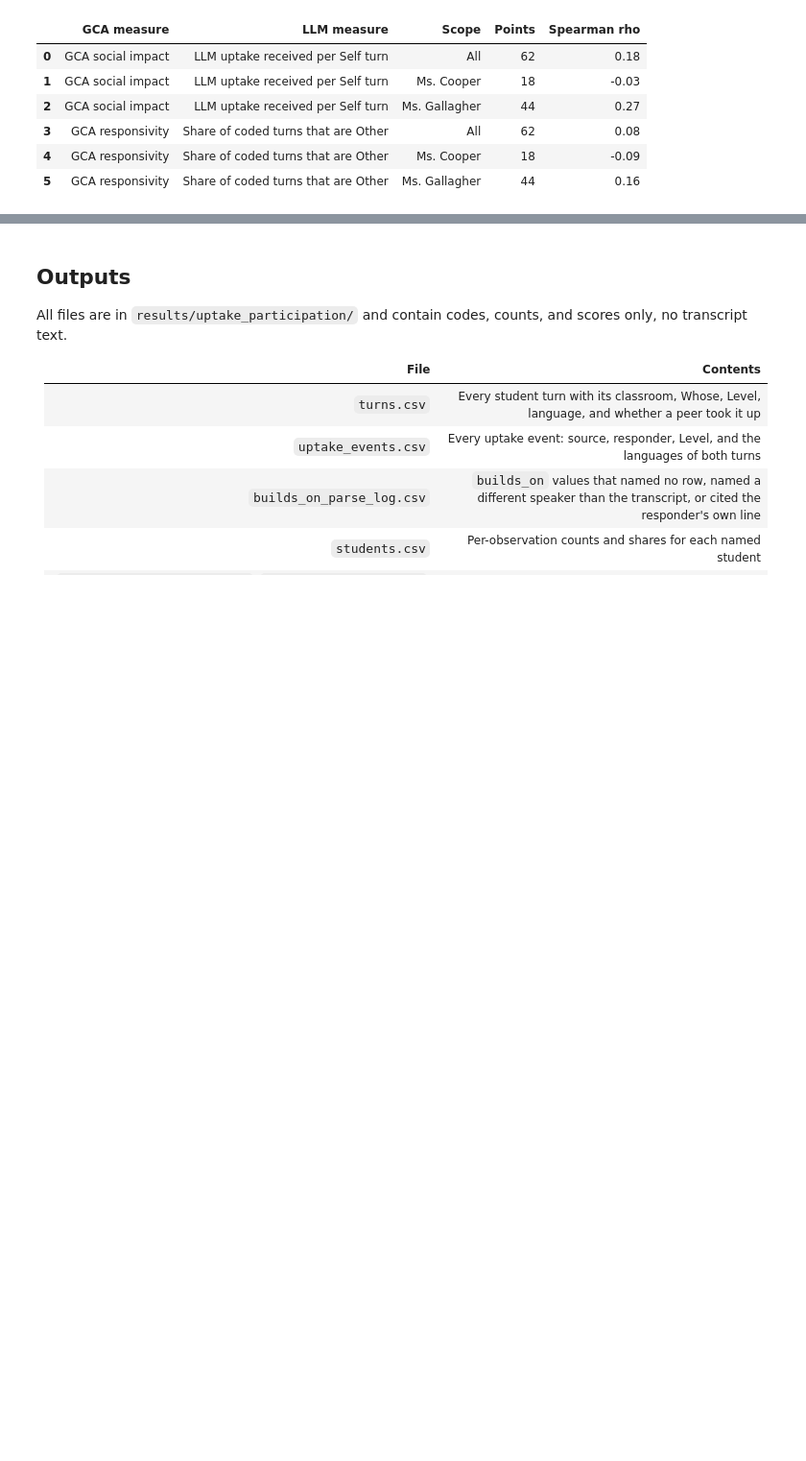
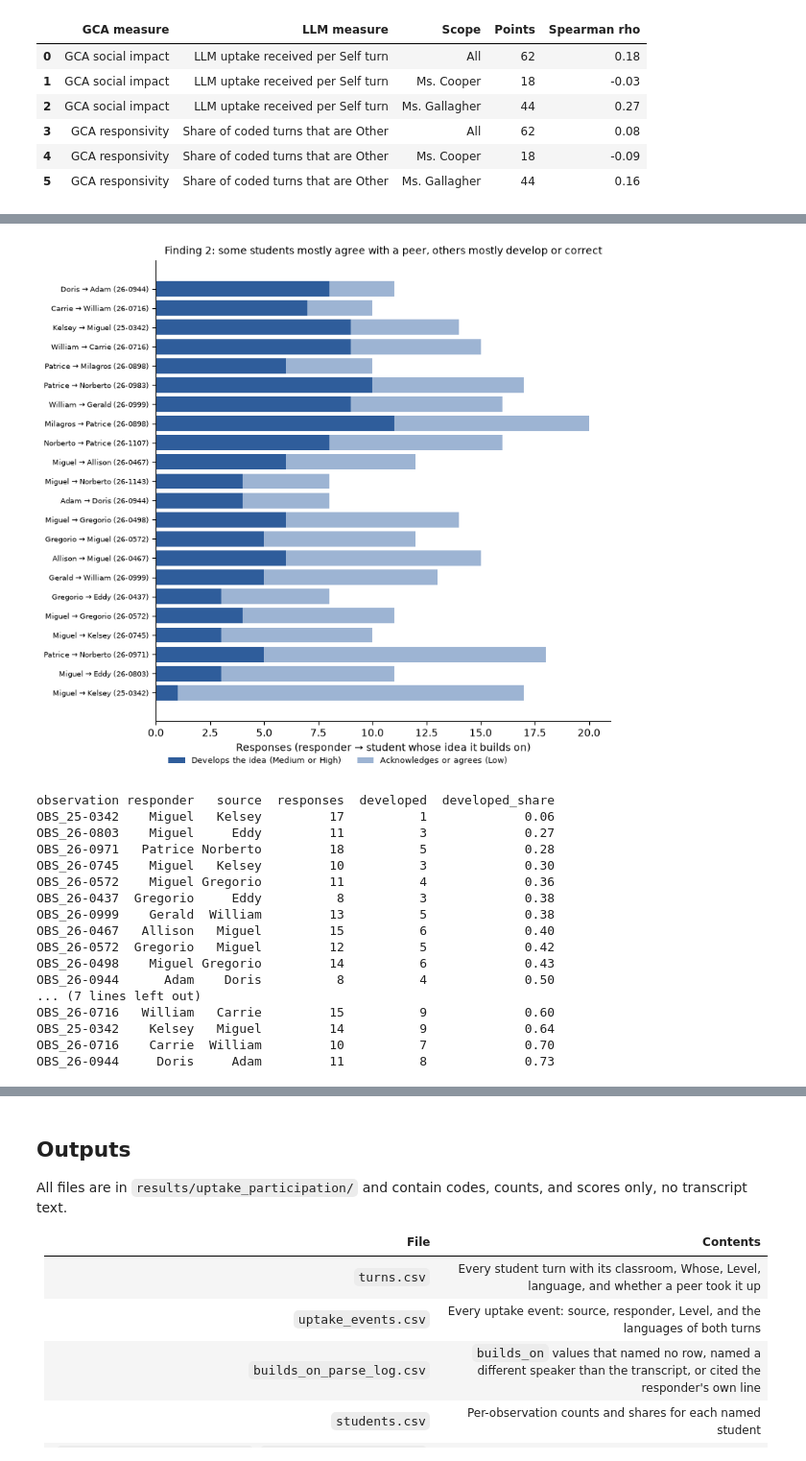
Before and after one commit to vishalku02/equitable-participation, a Jupyter notebook: A5 - Uptake and Participation.ipynb, the cells around one changed output, grey strips where cells are left out. Shown at 96% size. Saved outputs shown, nothing was run; the diff lists cells and outputs as text; code cells hidden in the pictures; blank space fills up the shorter version.

```diff
--- a/A5 - Uptake and Participation.ipynb
+++ b/A5 - Uptake and Participation.ipynb
@@ -579,0 +584,15 @@ else:
+# %%
+responses = peer_events[peer_events["source_role"] == "Student"].drop_duplicates(["observation", "responder_turn", "source"])
+student_turns = turns[turns["role"] == "Student"]
+ideas_offered = student_turns[student_turns["whose"] == "self"].groupby(["observation", "speaker"]).size().rename("ideas")
+developed_received = (responses[responses["developed"]].groupby(["observation", "source"]).size()
+                      .rename_axis(["observation", "speaker"]).rename("developed"))
+group_members = student_turns.groupby("observation")["speaker"].unique()
+classroom_of = turns.drop_duplicates("observation").set_index("observation")["classroom"]
+
+uptake = pd.concat([ideas_offered, developed_received], axis=1).fillna(0).reset_index()
+uptake["classroom"] = uptake["observation"].map(classroom_of)
+uptake["partners"] = [", ".join(sorted(set(group_members[o]) - {s})) for o, s in zip(uptake["observation"], uptake["speaker"])]
+uptake["developed_per_idea"] = uptake["developed"] / uptake["ideas"].replace(0, np.nan)
+uptake.to_csv(OUTPUT_DIR / "findings_uptake_by_student.csv", index=False)
+print(f"{len(peer_events)} events before counting each response once, {len(responses)} after; {int(responses['developed'].sum())} developed")
@@ -579,0 +652,43 @@ else:
+# %%
+MIN_RESPONSES = 8
+directions = (responses.groupby(["observation", "responder", "source"])
+              .agg(responses=("developed", "size"), developed=("developed", "sum")).reset_index())
+directions["acknowledged"] = directions["responses"] - directions["developed"]
+directions["developed_share"] = directions["developed"] / directions["responses"]
+directions.to_csv(OUTPUT_DIR / "findings_response_roles.csv", index=False)
+shown = directions[directions["responses"] >= MIN_RESPONSES].sort_values("developed_share")
+labels = [f"{r.responder} → {r.source} ({r.observation.replace('OBS_', '')})" for r in shown.itertuples()]
+
+figure, axis = plt.subplots(figsize=(8, 0.28 * len(shown) + 1.2))
+y = np.arange(len(shown))
+axis.barh(y, shown["developed"], color=COLORS["developed"], label="Develops the idea (Medium or High)")
+axis.barh(y, shown["acknowledged"], left=shown["developed"], color=COLORS["acknowledged"], label="Acknowledges or agrees (Low)")
+axis.set_yticks(y)
+axis.set_yticklabels(labels, fontsize=7.5)
+axis.set_xlabel("Responses (responder → student whose idea it builds on)")
+axis.legend(frameon=False, fontsize=8, loc="upper center", bbox_to_anchor=(0.4, -0.06), ncol=2)
+axis.spines[["top", "right"]].set_visible(False)
+axis.set_title("Finding 2: some students mostly agree with a peer, others mostly develop or correct", fontsize=10)
+figure.tight_layout()
+figure.savefig(OUTPUT_DIR / "finding2_response_roles.png", dpi=200, bbox_inches="tight")
+plt.show()
+print(shown[["observation", "responder", "source", "responses", "developed", "developed_share"]].round(2).to_string(index=False))
+# %% [output]
+[figure, added]
+observation responder   source  responses  developed  developed_share
+OBS_25-0342    Miguel   Kelsey         17          1             0.06
+OBS_26-0803    Miguel     Eddy         11          3             0.27
+OBS_26-0971   Patrice Norberto         18          5             0.28
+OBS_26-0745    Miguel   Kelsey         10          3             0.30
+OBS_26-0572    Miguel Gregorio         11          4             0.36
+OBS_26-0437  Gregorio     Eddy          8          3             0.38
+OBS_26-0999    Gerald  William         13          5             0.38
+OBS_26-0467   Allison   Miguel         15          6             0.40
+OBS_26-0572  Gregorio   Miguel         12          5             0.42
+OBS_26-0498    Miguel Gregorio         14          6             0.43
+OBS_26-0944      Adam    Doris          8          4             0.50
+... (7 lines left out)
+OBS_26-0716   William   Carrie         15          9             0.60
+OBS_25-0342    Kelsey   Miguel         14          9             0.64
+OBS_26-0716    Carrie  William         10          7             0.70
+OBS_26-0944     Doris     Adam         11          8             0.73
```
Also changed, not shown: parts of 13 cells of this notebook, 16 other files.
